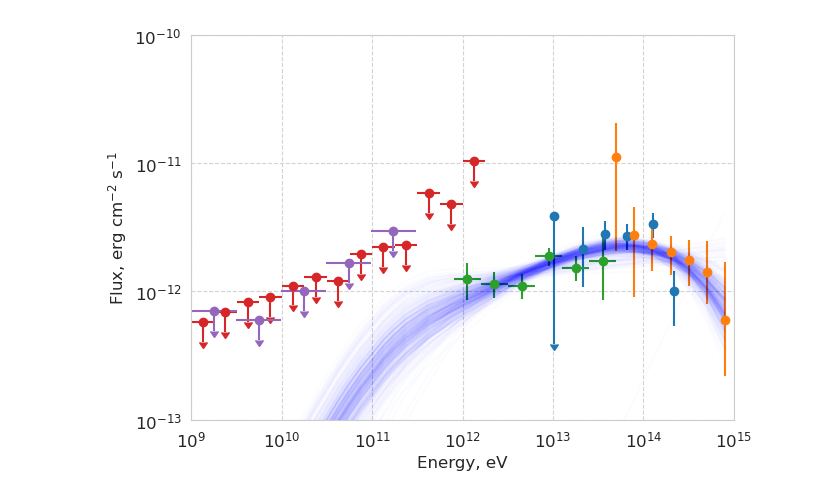
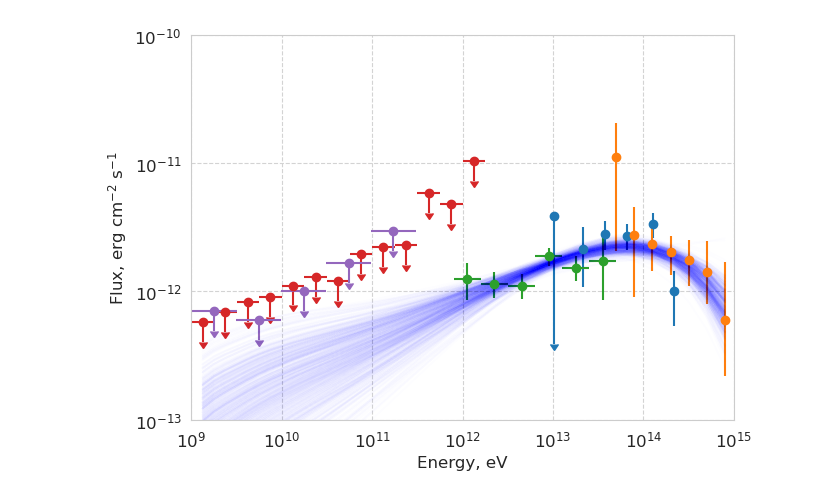
Before and after one commit to KleimenovM/MQ_Calculation, a Jupyter notebook: analysis/plot_protons_mcmc.ipynb, the cells around one changed output. Saved outputs shown, nothing was run; the diff lists cells and outputs as text; code cells hidden in the pictures.

```diff
--- a/analysis/plot_protons_mcmc.ipynb
+++ b/analysis/plot_protons_mcmc.ipynb
@@ -27,25 +27,25 @@ data = pickle.load(open(os.path.join(MCMC_PROTONS, f"protons_{nsteps}n_{nwalkers
 
 result, proton_spectrum_fit = data[0], data[1]
 # %%
-result_mod = result[result[:, 1] > 1.6]
+result_mod = result[(np.abs(result[:, 1] - 2.3) < 0.6) * (result[:, 2] < 6)]
 # %%
 for i, name in enumerate(names):
     plt.errorbar(e[i], f_cor[i], xerr=[e_l[i], e_p[i]], yerr=[f_l_cor[i], f_p_cor[i]],
                  fmt='o', linestyle='None', uplims=f_p_cor[i] <= 0,
                  color=Tab10[i], label=f' ')
 
-for res in result_mod[::10]:
-    plt.plot(proton_spectrum_fit.photon_energy, proton_spectrum_fit.model(res), alpha=.01, color='blue')
+for res in result_mod[::5]:
+    plt.plot(proton_spectrum_fit.photon_energy, proton_spectrum_fit.model(res), alpha=.008, color='blue')
 
 plt.xscale('log')
 plt.xlim(1e9, 1e15)
 plt.xlabel("Energy, eV")
 
 plt.yscale('log')
 plt.ylim(1e-13, 1e-10)
 plt.ylabel(r"Flux, $\mathrm{erg~cm^{-2}~s^{-1}}$")
 save_figure("spectrum_with_a_proton_fit_mcmc")
 plt.show()
 # %% [output]
-[figure, old version]
+[figure, new version]
 # %%
```
Also changed, not shown: parts of 1 cell of this notebook, 5 other files.
